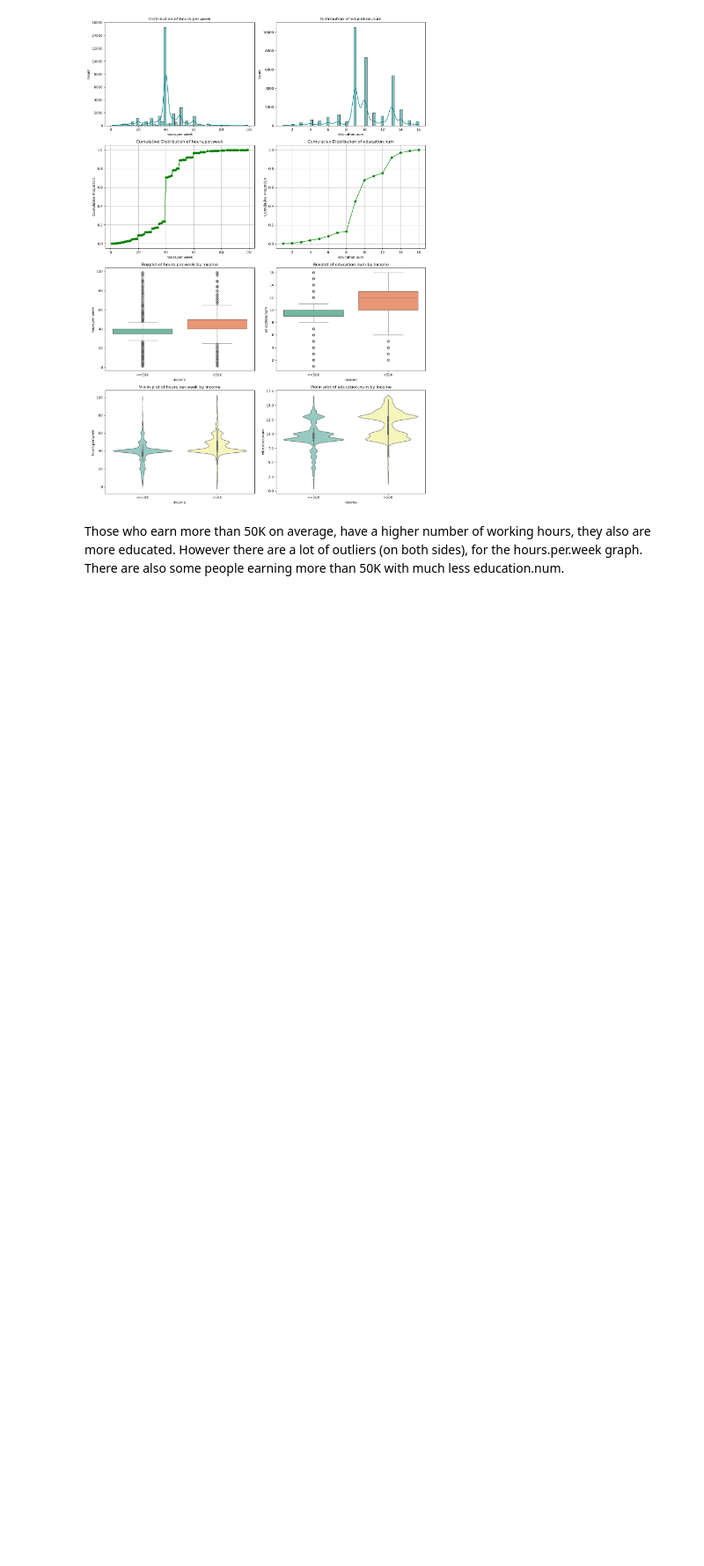
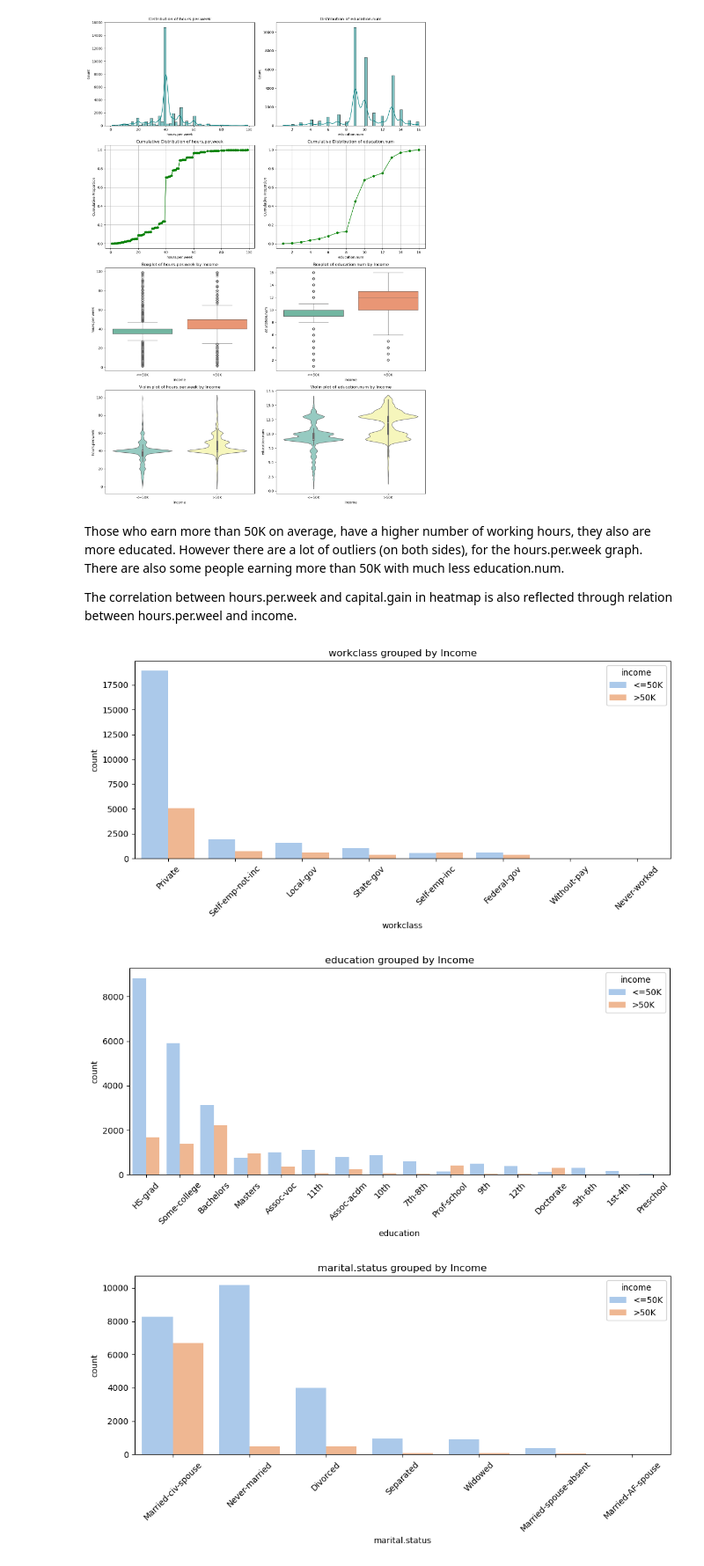
Before and after one commit to Awesome-AI-ML-DELTA25/DataCleaning, a Jupyter notebook: data_cleaning.ipynb, the cells around one changed output. Shown at 88% size. Drawn from its saved outputs; the diff is of its cells as text; code cells hidden in the pictures; blank space fills up the shorter version.

Commit message:
More plots

```diff
--- a/data_cleaning.ipynb
+++ b/data_cleaning.ipynb
@@ -1000,3 +1000,21 @@ plt.show()
 [figure]
 # %% [markdown]
 Those who earn more than 50K on average, have a higher number of working hours, they also are more educated. However there are a lot of outliers (on both sides), for the hours.per.week graph. There are also some people earning more than 50K with much less education.num.
+
+The correlation between hours.per.week and capital.gain in heatmap is also reflected through relation between hours.per.weel and income.
+# %%
+categorical_cols = ['workclass', 'education', 'marital.status',
+                    'occupation', 'relationship', 'race',
+                    'sex', 'native.country', 'income']
+
+for col in categorical_cols[:-1]:  # exclude 'income' since it's the hue
+    plt.figure(figsize=(10, 5))
+    sean.countplot(data=df, x=col, hue='income', order=df[col].value_counts().index, palette='pastel')
+    plt.xticks(rotation=45)
+    plt.title(f'{col} grouped by Income')
+    plt.tight_layout()
+    plt.show()
+# %% [output]
+[figure, added]
+[figure, added]
+[figure, added]
```
Also changed, not shown: parts of 1 cell of this notebook.
